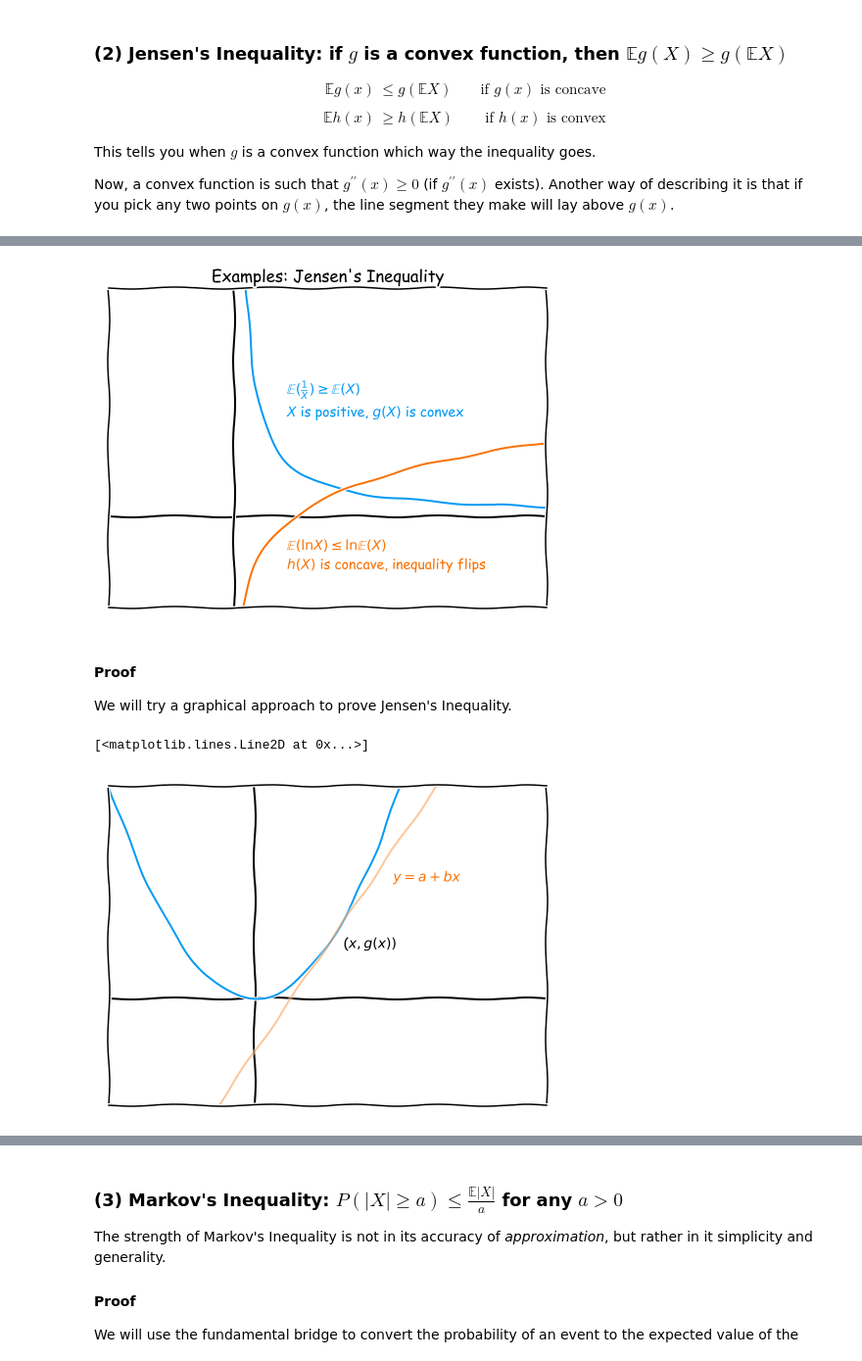
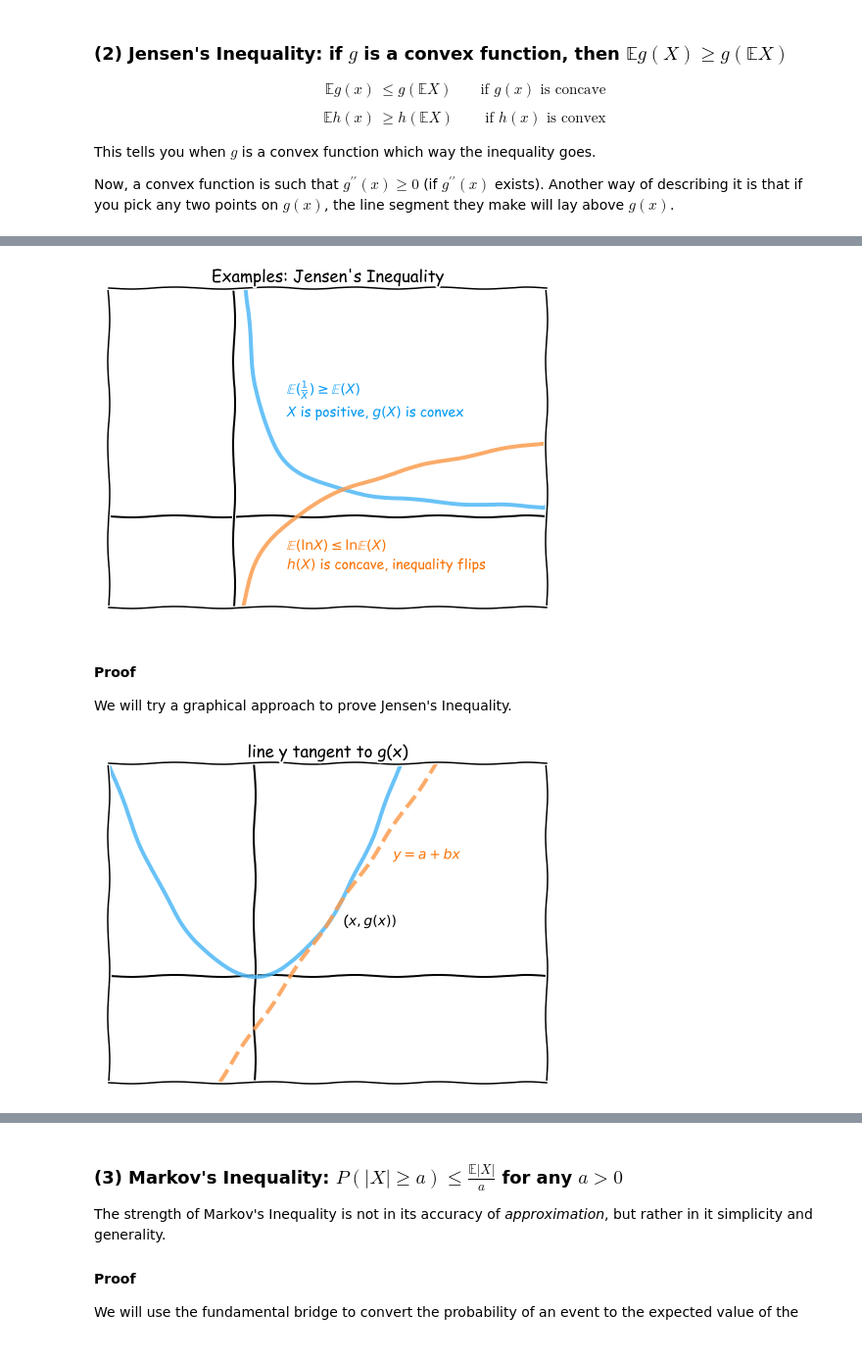
Before and after one commit to buruzaemon/stats-110, a Jupyter notebook: Lecture_28.ipynb, the cells around one changed output, grey strips where cells are left out. Shown at 98% size. Saved outputs shown, nothing was run; the diff lists cells and outputs as text; code cells hidden in the pictures.

Commit message:
improvement to XKCD graphs, chi-square examples

```diff
--- a/Lecture_28.ipynb
+++ b/Lecture_28.ipynb
@@ -169,12 +169,12 @@ ax.set_xlim([-2,5])
 ax.set_ylim([-2,5])
 ax.text(0.85, 2.2, (r'$\mathbb{E}(\frac{1}{X}) \geq \mathbb{E}(X)$' '\n$X$ is positive, $g(X)$ is convex'), color='xkcd:azure')
 ax.text(0.85, -1.2, '$\mathbb{E}(\ln X) \leq \ln \mathbb{E}(X)$\n$h(X)$ is concave, inequality flips', color='xkcd:orange')
-ax.plot(x, y, 'xkcd:azure', label='foo')
-ax.plot(x2, y2, 'xkcd:orange', label='bar')
+ax.plot(x, y, 'xkcd:azure', lw=4, alpha=0.6)
+ax.plot(x2, y2, 'xkcd:orange', lw=4, alpha=0.6)
 
 ax.title.set_text("Examples: Jensen's Inequality")
 # %% [output]
-[figure, old version]
+[figure, new version]
 # %% [markdown]
 #### Proof
 
@@ -182,27 +182,28 @@ We will try a graphical approach to prove Jensen's Inequality.
 # %%
 x = np.linspace(-10, 10, 1000)
 y = x**2
 
 f = 1 + 2*(x - 1)
 
 _, ax = plt.subplots(figsize=(8,6))
 ax.axhline(y=0, color='k')
 ax.axvline(x=0, color='k')
 
 ax.text(1.9, 2.2, ('$y = a + bx$'), color='xkcd:orange')
 ax.text(1.22, 0.95, ('($x, g(x))$'))
 
 ax.set_xticks([])
 ax.set_yticks([])
 ax.set_xticks([])
 ax.set_yticks([])
 ax.set_xlim([-2,4])
 ax.set_ylim([-2,4])
-ax.plot(x, y, 'xkcd:azure')
-ax.plot(x, f, 'xkcd:orange', alpha=0.4)
+ax.plot(x, y, 'xkcd:azure', lw=4, alpha=0.6)
+ax.plot(x, f, 'xkcd:orange', linestyle='--', lw=4, alpha=0.6)
+
+ax.title.set_text("line y tangent to g(x)")
 # %% [output]
-[<matplotlib.lines.Line2D at 0x...>]
-[figure, old version]
+[figure, new version]
 # %% [markdown]
 Referring to the geometric figure above...
 
```
Also changed, not shown: parts of 1 cell of this notebook, 1 other file.
